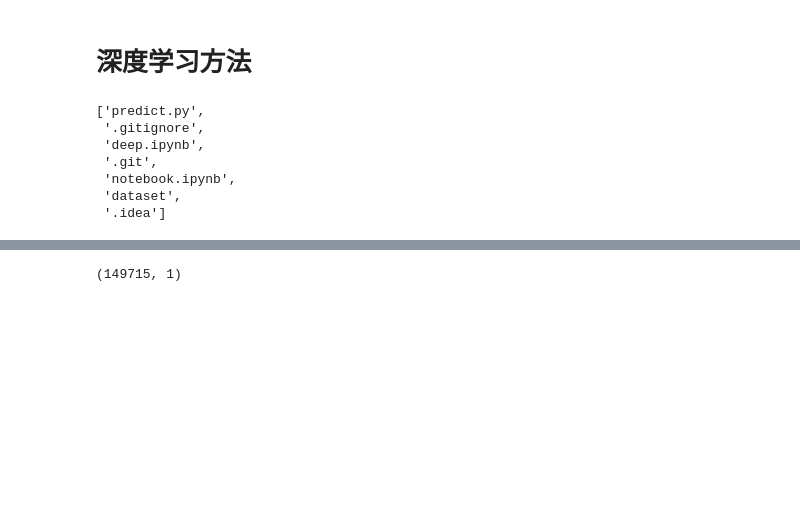
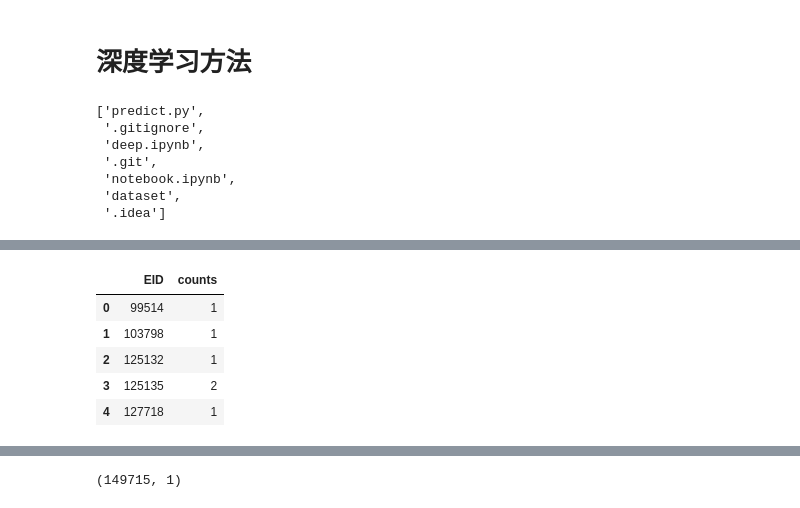
Before and after one commit to covariantFunctor/awesome_algo, a Jupyter notebook: deep.ipynb, the cells around one changed output, grey strips where cells are left out. Drawn from its saved outputs; the diff is of its cells as text; code cells hidden in the pictures; blank space fills up the shorter version.

```diff
--- a/deep.ipynb
+++ b/deep.ipynb
@@ -33 +45,14 @@ test_data = pd.read_csv('dataset/evaluation_public.csv')
+# %%
+
+invest_data = invest_data[['EID']].groupby(['EID']).size().reset_index(name='counts')
+invest_data['counts'] = invest_data['counts'].fillna(0).astype('int')
+
+invest_data.head()
+# %% [output]
+|  | EID | counts |
+| 0 | 99514 | 1 |
+| 1 | 103798 | 1 |
+| 2 | 125132 | 1 |
+| 3 | 125135 | 2 |
+| 4 | 127718 | 1 |
 # %%
```
Also changed, not shown: parts of 10 cells of this notebook.
